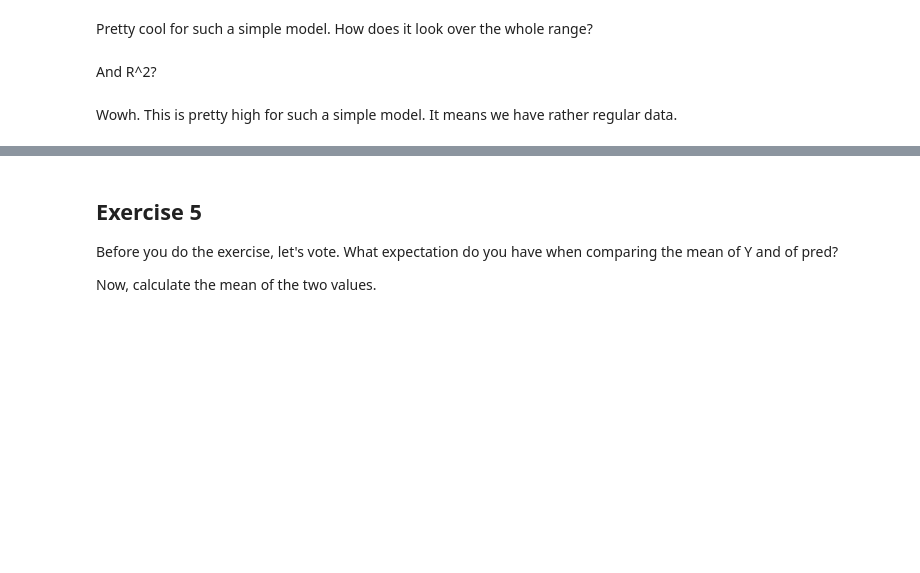
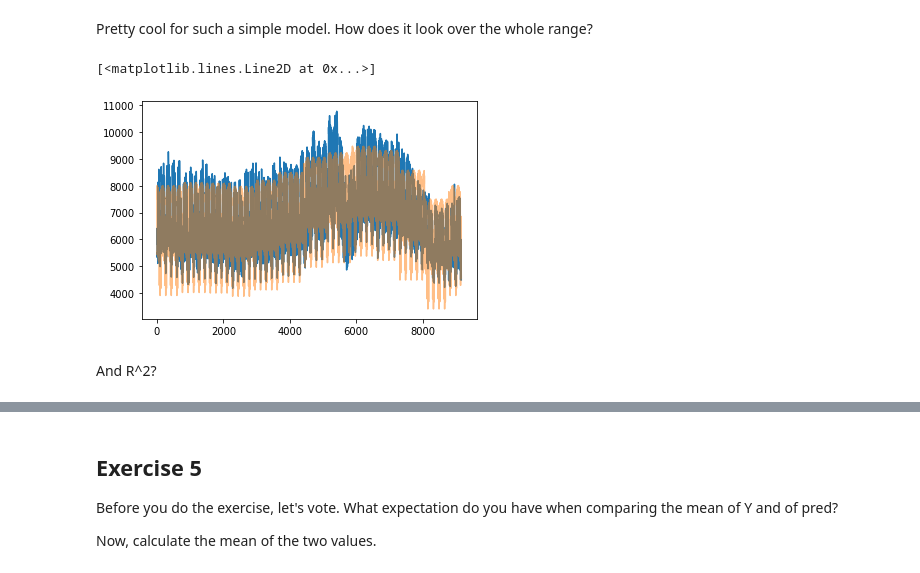
Before and after one commit to inwe-boku/lecture-scientific-computing, a Jupyter notebook: lecture07-fitting/lecture07.ipynb, the cells around one changed output, grey strips where cells are left out. Drawn from its saved outputs; the diff is of its cells as text; code cells hidden in the pictures; blank space fills up the shorter version.

```diff
--- a/lecture07-fitting/lecture07.ipynb
+++ b/lecture07-fitting/lecture07.ipynb
@@ -203,7 +220,10 @@ plt.plot(pred[1000:1100, :], alpha=0.7)
 # %% [markdown]
 Pretty cool for such a simple model. How does it look over the whole range?
 # %%
-plt.plot(Y)
-plt.plot(pred, alpha=0.5)
+plt.plot(Y_w)
+plt.plot(pred_w, alpha=0.5)
+# %% [output]
+[<matplotlib.lines.Line2D at 0x...>]
+[figure, added]
 # %% [markdown]
 And R^2?
@@ -212,2 +229,0 @@ r2_score(Y, pred)
-# %% [markdown]
-Wowh. This is pretty high for such a simple model. It means we have rather regular data.
```
Also changed, not shown: parts of 65 cells of this notebook.
